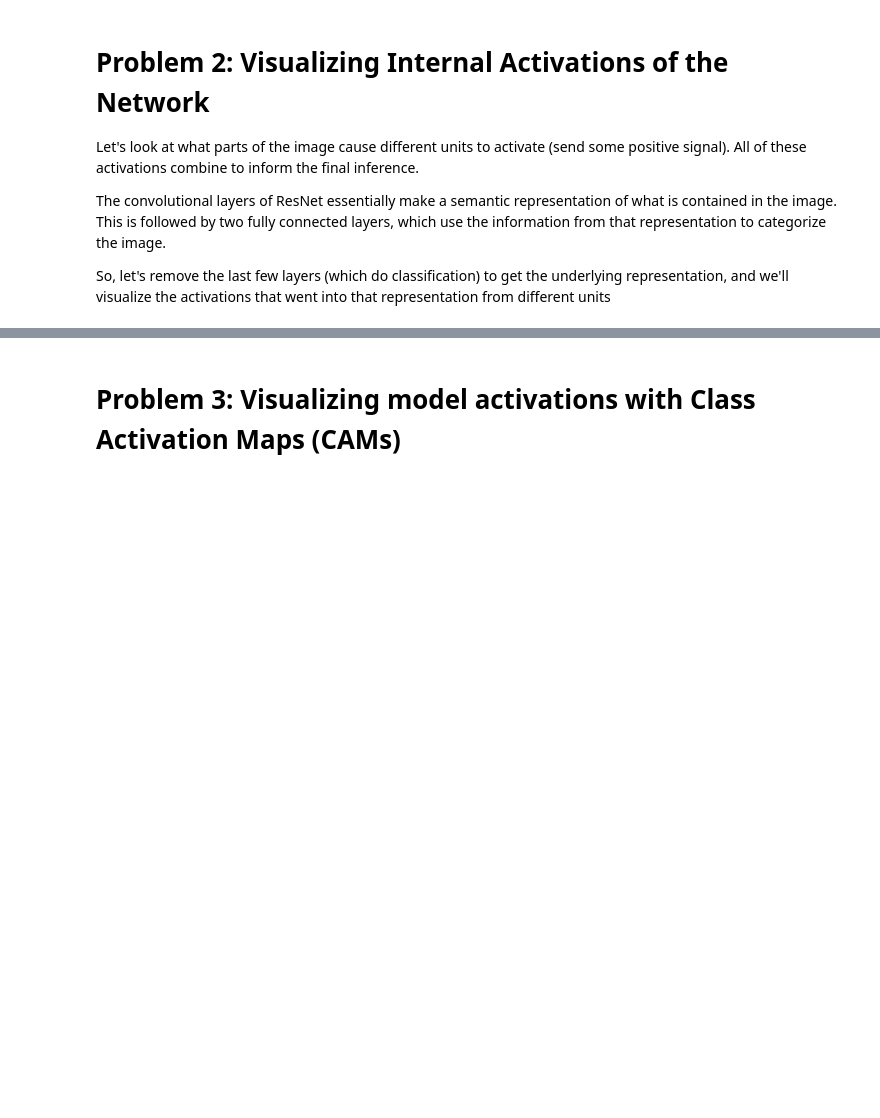
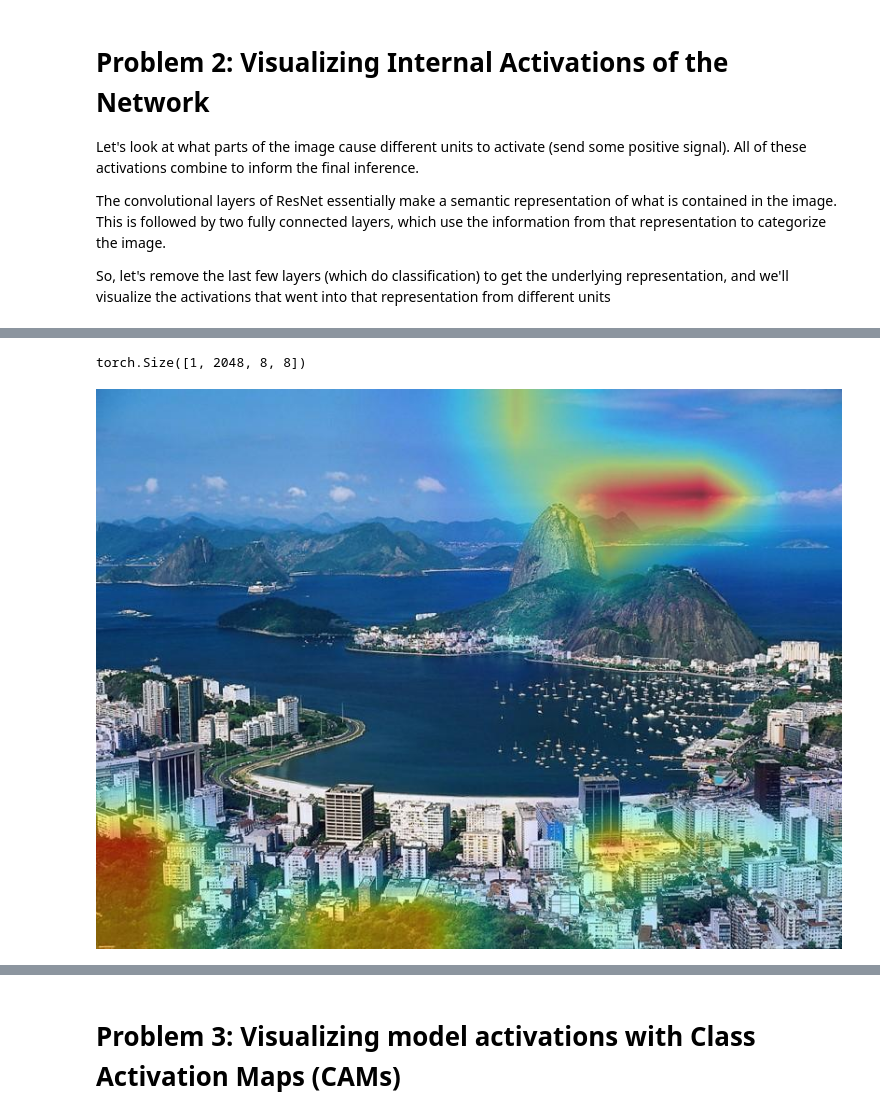
Before and after one commit to suhridgit/6.8300_819_spring_2024, a Jupyter notebook: pset4_2024/pset4_2024.ipynb, the cells around one changed output, grey strips where cells are left out. Drawn from its saved outputs; the diff is of its cells as text; code cells hidden in the pictures; blank space fills up the shorter version.

```diff
--- a/pset4_2024/pset4_2024.ipynb
+++ b/pset4_2024/pset4_2024.ipynb
@@ -255,14 +344,17 @@ model_cut = remove_last_layers(resnet, num_layers=2)
 # %%
 # TODO (2b): search for mountain, sky, and building units by trying out different values of unit_id
 # Fill in these variables with ints
-unit_mountain = _
-unit_sky      = _
-unit_building = _
+unit_mountain = 300
+unit_sky      = 150
+unit_building = 250
 
 # Use this to test
-feat = generate_featuremap_unit(model_cut, YOUR_UNIT_ID_HERE, img_pil)
+feat = generate_featuremap_unit(model_cut, unit_sky, img_pil)
 im_final = visualize_featuremap(img_numpy, feat)
 showarray(im_final)
+# %% [output]
+torch.Size([1, 2048, 8, 8])
+[figure, added]
 # %%
 # TODO (2c -- required for 6.8300 only) Find the unit index that has the maximum weights
 # in the fully connected layer and deactivate that unit.
```
Also changed, not shown: parts of 10 cells of this notebook, 1 other file.
